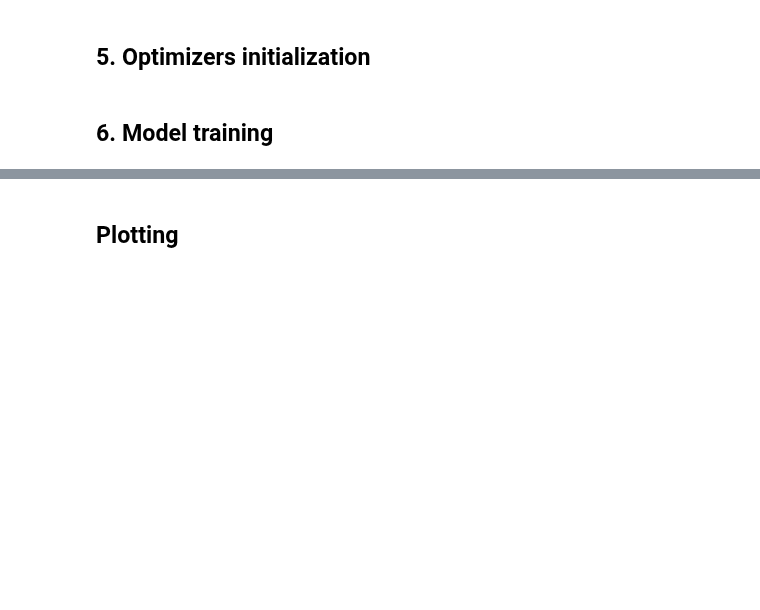
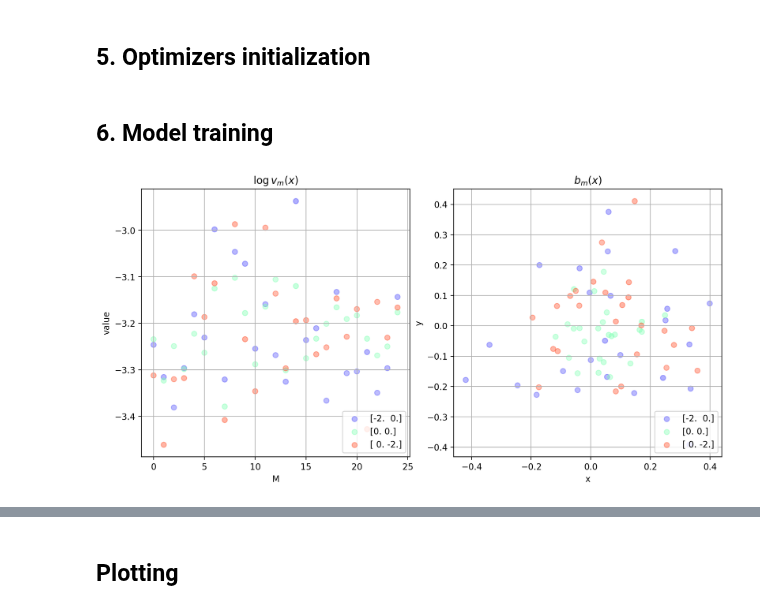
Before and after one commit to MuXauJl11110/EBiEOT, a Jupyter notebook: notebooks/EgEOT_swiss_roll.ipynb, the cells around one changed output, grey strips where cells are left out. Drawn from its saved outputs; the diff is of its cells as text; code cells hidden in the pictures; blank space fills up the shorter version.

Commit message:
Add MLP cost. TODO: fix bug

```diff
--- a/notebooks/EgEOT_swiss_roll.ipynb
+++ b/notebooks/EgEOT_swiss_roll.ipynb
@@ -179,6 +180,10 @@ starting_points_paired = X_paired_train[indices]
 ending_points_paired = Y_paired_train[indices]
 # %%
 gt_Y_points = get_GT_points(X_sampler, Y_sampler, otp_sampler, starting_points)
+# %%
+plot_B_parameters(model.cost, starting_points)
+# %% [output]
+[figure, added]
 # %%
 wandb.init(name=EXP_NAME, config=config)
 
```
Also changed, not shown: parts of 3 cells of this notebook, 6 other files.
